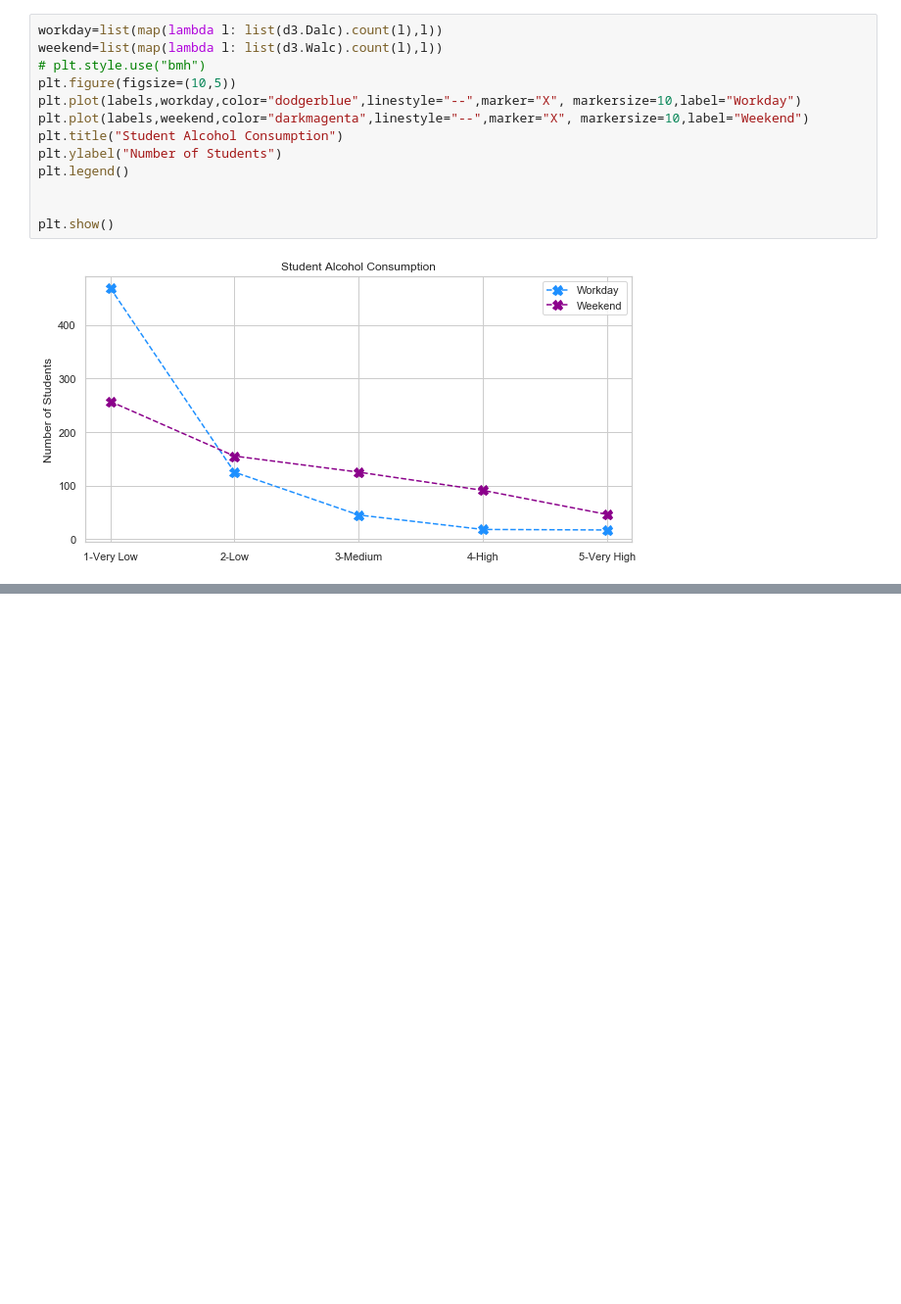
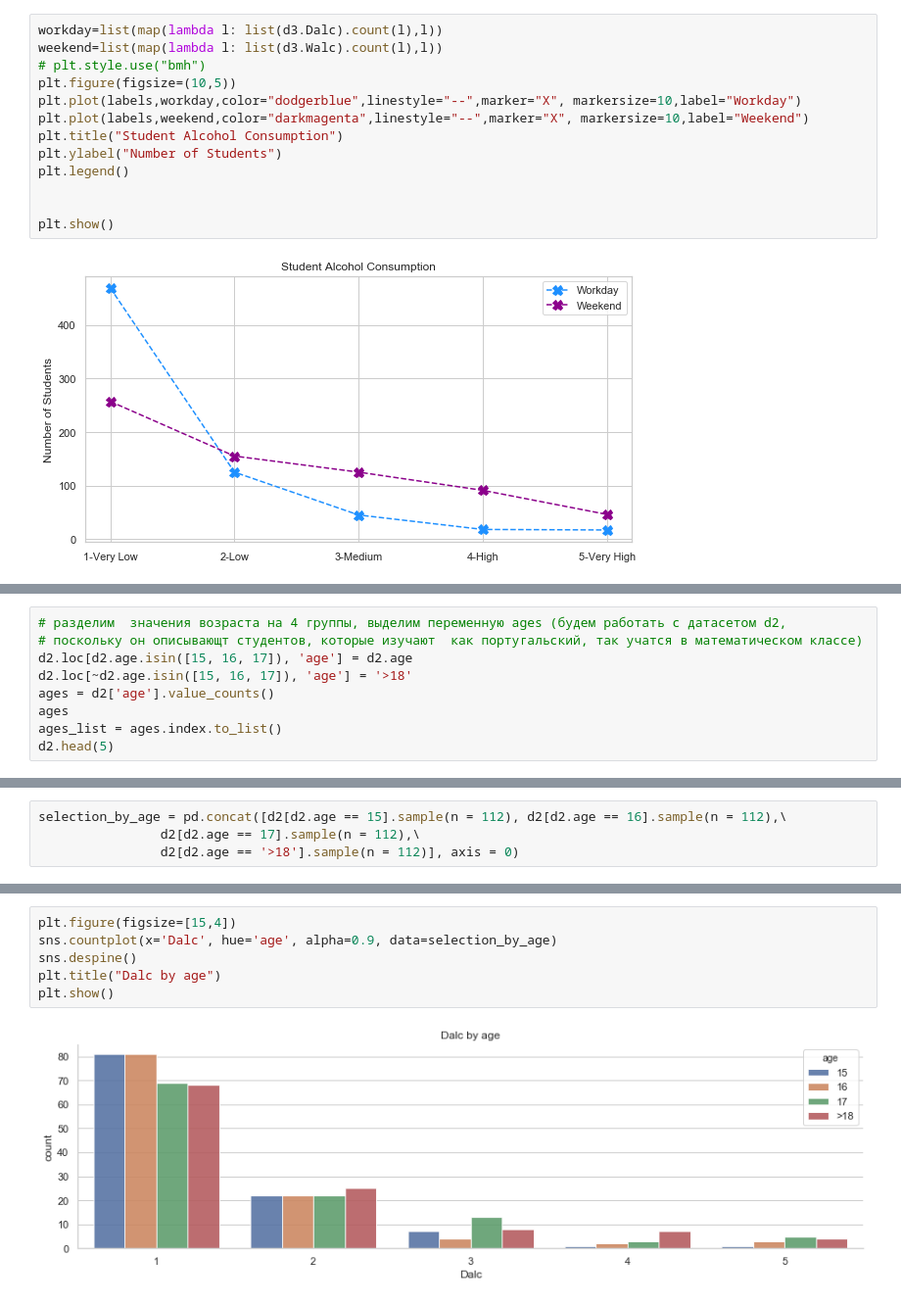
Before and after one commit to finesun16/netology_pyda_13_hw, a Jupyter notebook: diplom.ipynb, the cells around one changed output, grey strips where cells are left out. Shown: that part at 98% size. Cells and saved outputs as stored; diff of their text form; blank space fills up the shorter version.

```diff
--- a/diplom.ipynb
+++ b/diplom.ipynb
@@ -443,0 +416,9 @@ plt.show()
+# %%
+# разделим  значения возраста на 4 группы, выделим переменную ages (будем работать с датасетом d2,
+# поскольку он описывающт студентов, которые изучают  как португальский, так учатся в математическом классе)
+d2.loc[d2.age.isin([15, 16, 17]), 'age'] = d2.age
+d2.loc[~d2.age.isin([15, 16, 17]), 'age'] = '>18'
+ages = d2['age'].value_counts()
+ages
+ages_list = ages.index.to_list()
+d2.head(5)
@@ -443,0 +443,4 @@ plt.show()
+# %%
+selection_by_age = pd.concat([d2[d2.age == 15].sample(n = 112), d2[d2.age == 16].sample(n = 112),\
+                d2[d2.age == 17].sample(n = 112),\
+                d2[d2.age == '>18'].sample(n = 112)], axis = 0)
@@ -443,0 +458,8 @@ plt.show()
+# %%
+plt.figure(figsize=[15,4])
+sns.countplot(x='Dalc', hue='age', alpha=0.9, data=selection_by_age)
+sns.despine()
+plt.title("Dalc by age")
+plt.show()
+# %% [output]
+[figure, added]
```
Also changed, not shown: parts of 77 cells of this notebook.
